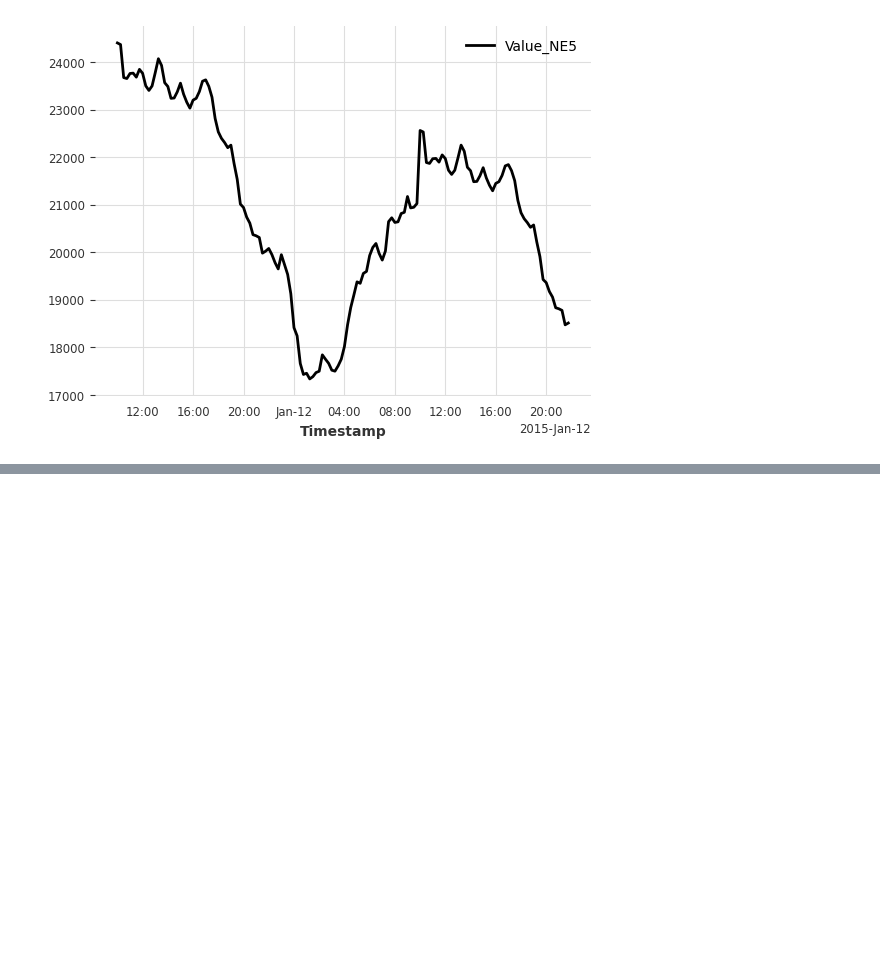
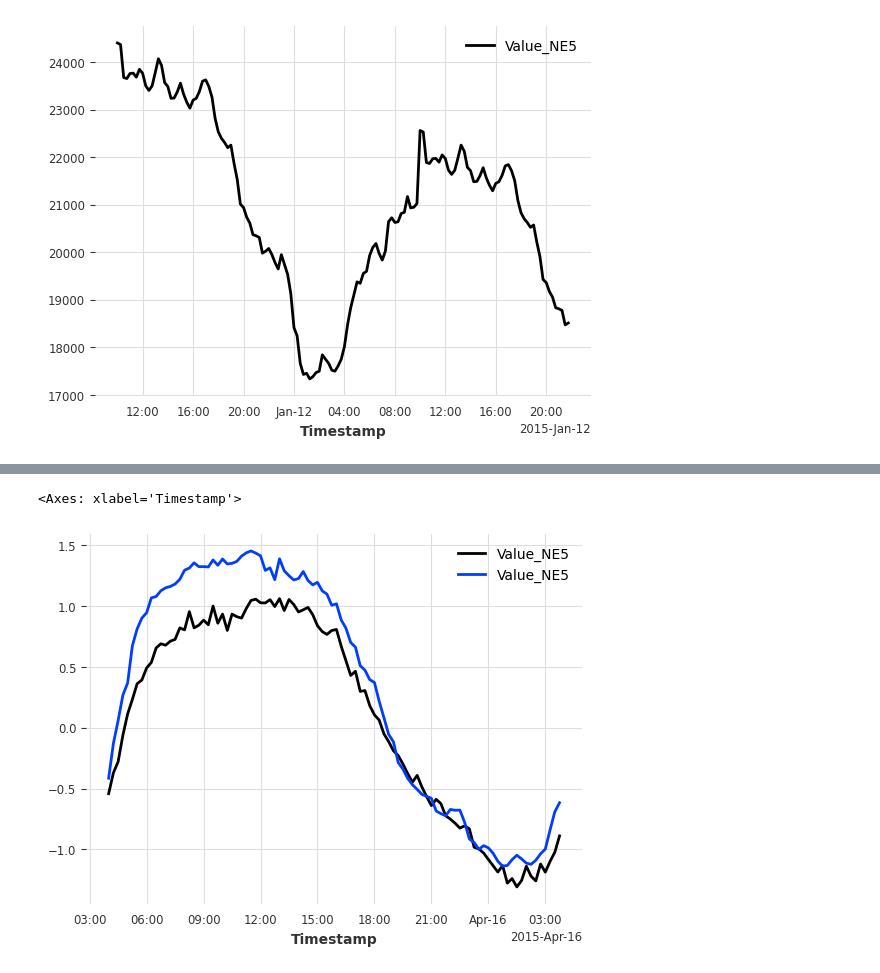
Before and after one commit to MaximeBesson71/TimeSeriesForecasting, a Jupyter notebook: test.ipynb, the cells around one changed output, grey strips where cells are left out. Drawn from its saved outputs; the diff is of its cells as text; code cells hidden in the pictures; blank space fills up the shorter version.

Commit message:
Ajout SCINet

```diff
--- a/test.ipynb
+++ b/test.ipynb
@@ -402,3 +385,6 @@ from darts.dataprocessing.transformers import BoxCox, Scaler
 # %%
 scaler_type = StandardScaler()
 scaler = Scaler(scaler=scaler_type, global_fit=True)
+target_scaled = scaler.fit_transform(target)
+target_long_scaled = scaler.transform(target_long)
+val_scaled = scaler.transform(val)
@@ -419,5 +391,5 @@ target_scaled[:10000].plot()
 # %%
-model.fit(target_scaled)
+model.fit(target_scaled, val_series=val_scaled, )
 # %% [output]
 GPU available: True (cuda), used: True
 TPU available: False, using: 0 TPU cores
@@ -456,0 +1031,2 @@ target_scaled.freq
+# %%
+model = SCINetModel(output_chunk_length =  4*24, input_chunk_length =  4*24, n_epochs=5)
@@ -456,0 +1070,2 @@ target_scaled.freq
+# %%
+pred = model.predict(24*4)
@@ -456,0 +1082,6 @@ target_scaled.freq
+# %%
+pred.plot()
+target_long_scaled[10000 : 10000 + 4*24].plot()
+# %% [output]
+<Axes: xlabel='Timestamp'>
+[figure, added]
```
Also changed, not shown: parts of 22 cells of this notebook, 6 other files.
